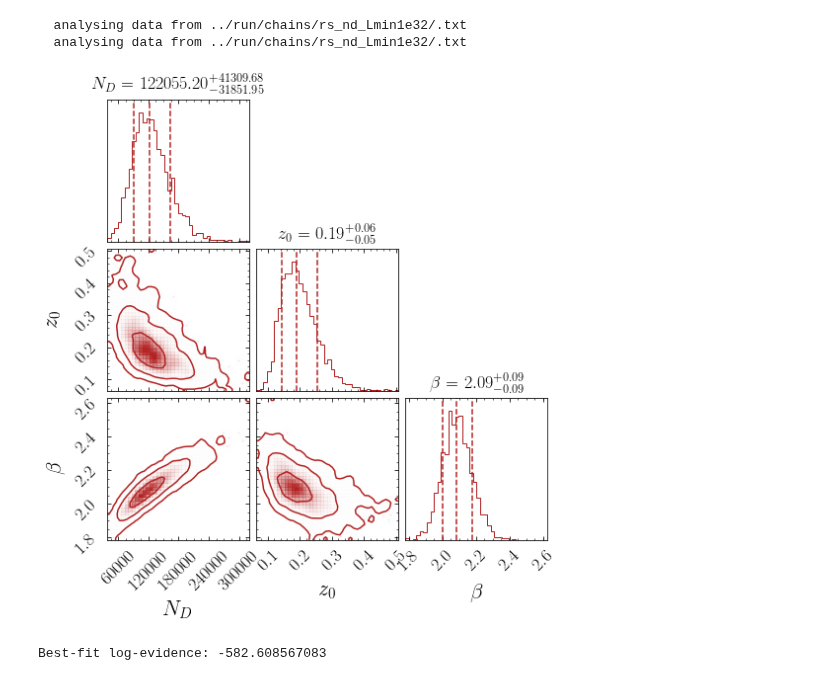
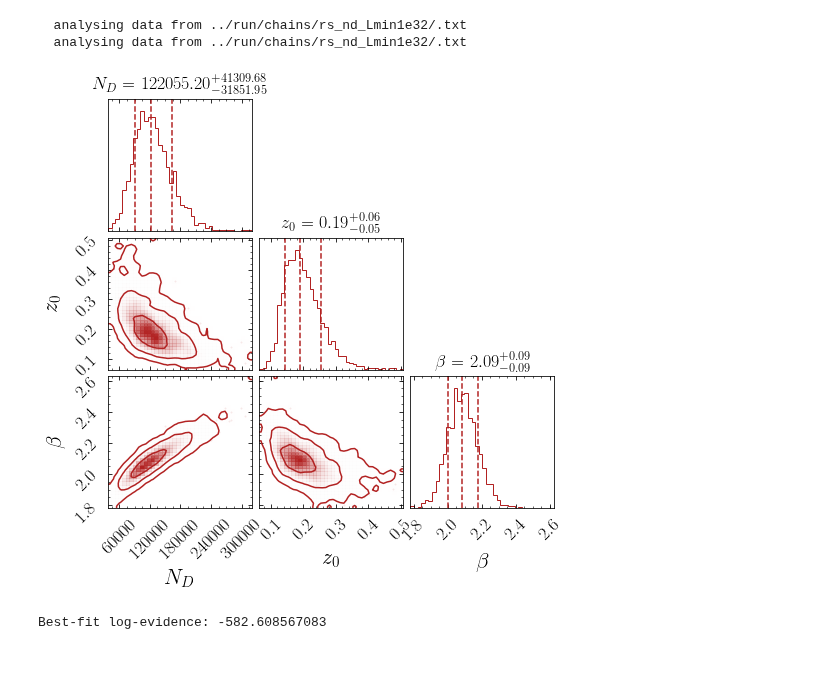
Before and after one commit to bsafdi/GCE-2FIG, a Jupyter notebook: notebooks/4_2_Full_Scans_VaryLmin.ipynb, the cells around one changed output. Cells and saved outputs as stored; diff of their text form; code cells hidden in the pictures.

```diff
--- a/notebooks/4_2_Full_Scans_VaryLmin.ipynb
+++ b/notebooks/4_2_Full_Scans_VaryLmin.ipynb
@@ -51,9 +51,10 @@ lge_nd_global = np.array(rs_nd.get_global_lge(chains_dir=chains_dir))
   analysing data from ../run/chains/rs_nd_Lmin1e32/.txt
 # %%
 rs_nd.plot_corner(labels = ['$N_D$','$z_0$', '$\\beta$'], chains_dir=chains_dir)
+plt.subplots_adjust(bottom = .2)
 plt.savefig("plots/rs_nd_Lmin1e32.pdf")
 # %% [output]
-[figure, old version]
+[figure, new version]
 # %%
 print "Best-fit log-evidence:",2*lge_nd
 # %% [output]
```
Also changed, not shown: parts of 3 cells of this notebook, 13 other files.
